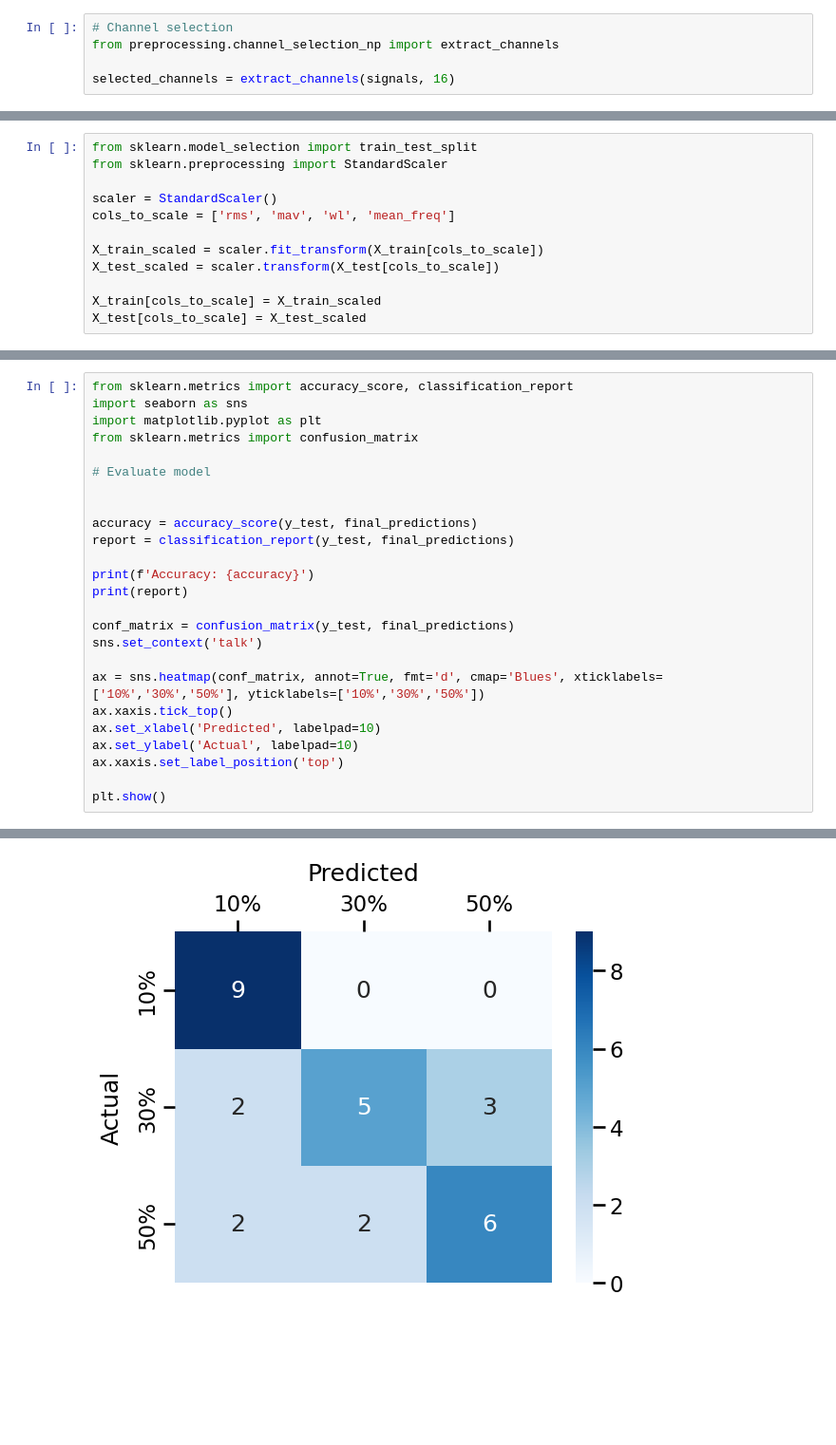
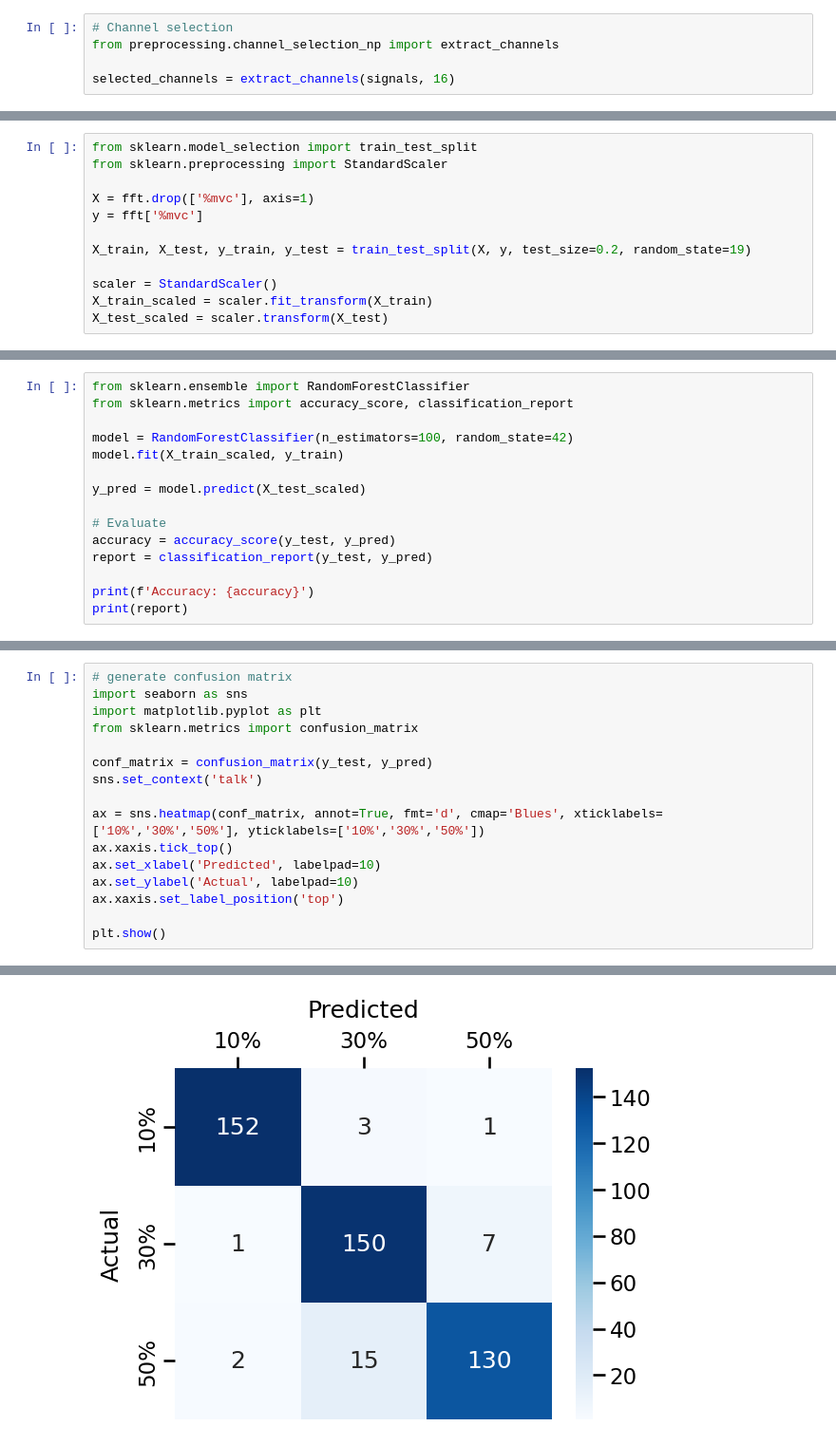
Before and after one commit to gagetylee/mvc-classification, a Jupyter notebook: notebooks/classification-sep.ipynb, the cells around one changed output, grey strips where cells are left out. Shown at 95% size. Cells and saved outputs as stored; diff of their text form; blank space fills up the shorter version.

Commit message:
add imports to notebook

```diff
--- a/notebooks/classification-sep.ipynb
+++ b/notebooks/classification-sep.ipynb
@@ -177,11 +147,11 @@ y_test = test_df['%mvc'].groupby(level='signal').first()
 from sklearn.model_selection import train_test_split
 from sklearn.preprocessing import StandardScaler
 
+X = fft.drop(['%mvc'], axis=1)
+y = fft['%mvc']
+
+X_train, X_test, y_train, y_test = train_test_split(X, y, test_size=0.2, random_state=19)
+
 scaler = StandardScaler()
-cols_to_scale = ['rms', 'mav', 'wl', 'mean_freq']
-
-X_train_scaled = scaler.fit_transform(X_train[cols_to_scale])
-X_test_scaled = scaler.transform(X_test[cols_to_scale])
-
-X_train[cols_to_scale] = X_train_scaled
-X_test[cols_to_scale] = X_test_scaled
+X_train_scaled = scaler.fit_transform(X_train)
+X_test_scaled = scaler.transform(X_test)
@@ -215,0 +158,15 @@ final_predictions = predictions_df.mode(axis=1)[0]
+# %%
+from sklearn.ensemble import RandomForestClassifier
+from sklearn.metrics import accuracy_score, classification_report
+
+model = RandomForestClassifier(n_estimators=100, random_state=42)
+model.fit(X_train_scaled, y_train)
+
+y_pred = model.predict(X_test_scaled)
+
+# Evaluate
+accuracy = accuracy_score(y_test, y_pred)
+report = classification_report(y_test, y_pred)
+
+print(f'Accuracy: {accuracy}')
+print(report)
@@ -216,19 +184,10 @@ final_predictions = predictions_df.mode(axis=1)[0]
 # %%
-from sklearn.metrics import accuracy_score, classification_report
+# generate confusion matrix
 import seaborn as sns
 import matplotlib.pyplot as plt
 from sklearn.metrics import confusion_matrix
 
-# Evaluate model
-
-
-accuracy = accuracy_score(y_test, final_predictions)
-report = classification_report(y_test, final_predictions)
-
-print(f'Accuracy: {accuracy}')
-print(report)
-
-conf_matrix = confusion_matrix(y_test, final_predictions)
+conf_matrix = confusion_matrix(y_test, y_pred)
 sns.set_context('talk')
 
 ax = sns.heatmap(conf_matrix, annot=True, fmt='d', cmap='Blues', xticklabels=['10%','30%','50%'], yticklabels=['10%','30%','50%'])
@@ -252 +201 @@ weighted avg       0.69      0.69      0.67        29
-[figure, old version]
+[figure, new version]
```
Also changed, not shown: parts of 9 cells of this notebook, 3 other files.
